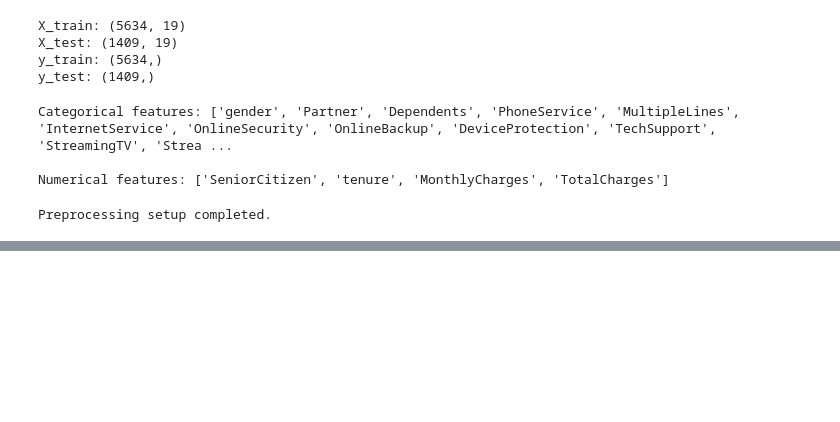
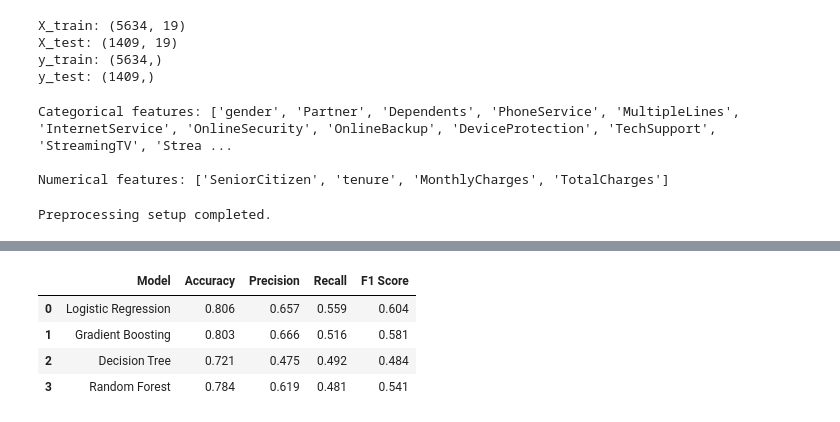
Before and after one commit to Meetkansara06/ChurnIQ, a Jupyter notebook: Telecom.ipynb, the cells around one changed output, grey strips where cells are left out. Saved outputs shown, nothing was run; the diff lists cells and outputs as text; code cells hidden in the pictures; blank space fills up the shorter version.

```diff
--- a/Telecom.ipynb
+++ b/Telecom.ipynb
@@ -439,3 +439,14 @@ preprocessor = ColumnTransformer([
 print("Preprocessing setup completed.")
 # %% [output]
 Preprocessing setup completed.
+# %%
+from sklearn.linear_model import LogisticRegression
+
+lr_pipeline = Pipeline([
+    ("preprocessor",preprocessor),
+    ("lr",LogisticRegression(max_iter=1000))
+])
+
+lr_pipeline.fit(X_train,y_train)
+
+print("Logistic Regression Training Completed")
@@ -441,0 +455,9 @@ Preprocessing setup completed.
+# %%
+from sklearn.metrics import accuracy_score,precision_score,recall_score,f1_score,confusion_matrix
+
+y_pred = lr_pipeline.predict(X_test)
+
+print("Accuracy Score:",accuracy_score(y_test,y_pred))
+print("Recall Score:",recall_score(y_test,y_pred))
+print("Precision Score:",precision_score(y_test,y_pred))
+print("F1 Score:",f1_score(y_test,y_pred))
@@ -441,0 +491,71 @@ Preprocessing setup completed.
+# %%
+import pandas as pd
+
+from sklearn.pipeline import Pipeline
+from sklearn.linear_model import LogisticRegression
+from sklearn.tree import DecisionTreeClassifier
+from sklearn.ensemble import (
+    RandomForestClassifier,
+    GradientBoostingClassifier
+)
+
+from sklearn.metrics import (
+    accuracy_score,
+    precision_score,
+    recall_score,
+    f1_score
+)
+
+models = {
+    "Logistic Regression": LogisticRegression(max_iter=1000),
+    "Decision Tree": DecisionTreeClassifier(
+        random_state=42
+    ),
+    "Random Forest": RandomForestClassifier(
+        n_estimators=200,
+        random_state=42,
+        n_jobs=-1
+    ),
+    "Gradient Boosting": GradientBoostingClassifier(
+        random_state=42
+    )
+}
+
+results = []
+trained_models = {}
+
+for name, classifier in models.items():
+
+    pipeline = Pipeline([
+        ("preprocessor", preprocessor),
+        ("classifier", classifier)
+    ])
+
+    pipeline.fit(X_train, y_train)
+
+    y_pred = pipeline.predict(X_test)
+
+    results.append({
+        "Model": name,
+        "Accuracy": accuracy_score(y_test, y_pred),
+        "Precision": precision_score(y_test, y_pred),
+        "Recall": recall_score(y_test, y_pred),
+        "F1 Score": f1_score(y_test, y_pred)
+    })
+
+    trained_models[name] = pipeline
+
+results_df = pd.DataFrame(results)
+
+results_df = results_df.sort_values(
+    by="Recall",
+    ascending=False
+).reset_index(drop=True)
+
+results_df.round(3)
+# %% [output]
+|  | Model | Accuracy | Precision | Recall | F1 Score |
+| 0 | Logistic Regression | 0.806 | 0.657 | 0.559 | 0.604 |
+| 1 | Gradient Boosting | 0.803 | 0.666 | 0.516 | 0.581 |
+| 2 | Decision Tree | 0.721 | 0.475 | 0.492 | 0.484 |
+| 3 | Random Forest | 0.784 | 0.619 | 0.481 | 0.541 |
```
Also changed, not shown: parts of 18 cells of this notebook, 2 other files.
